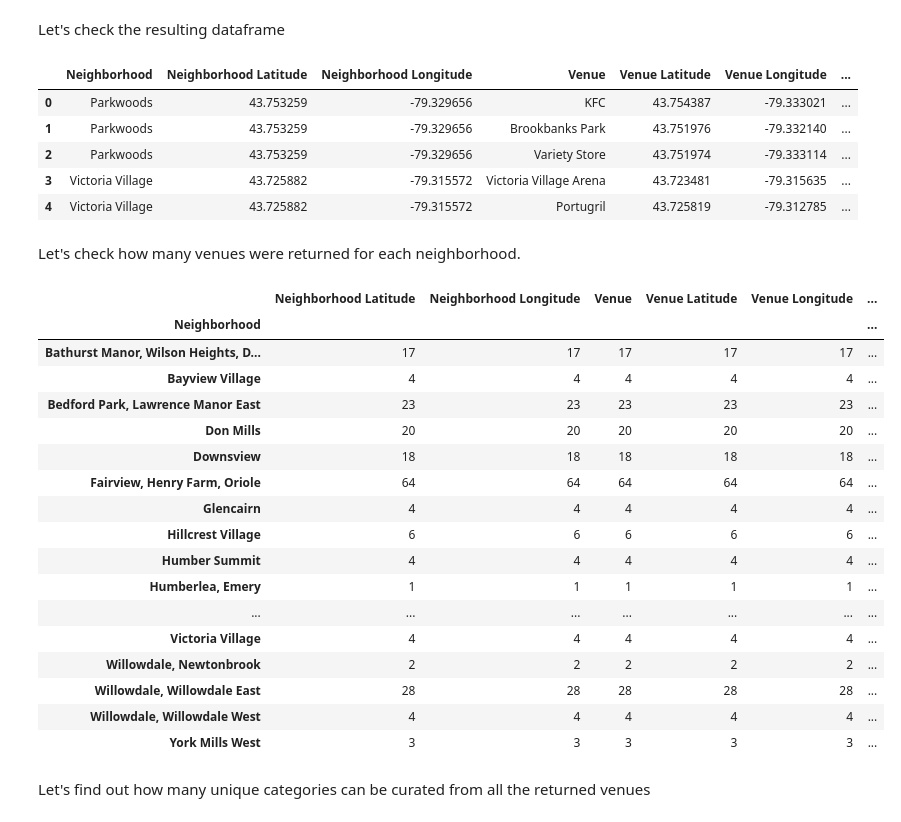
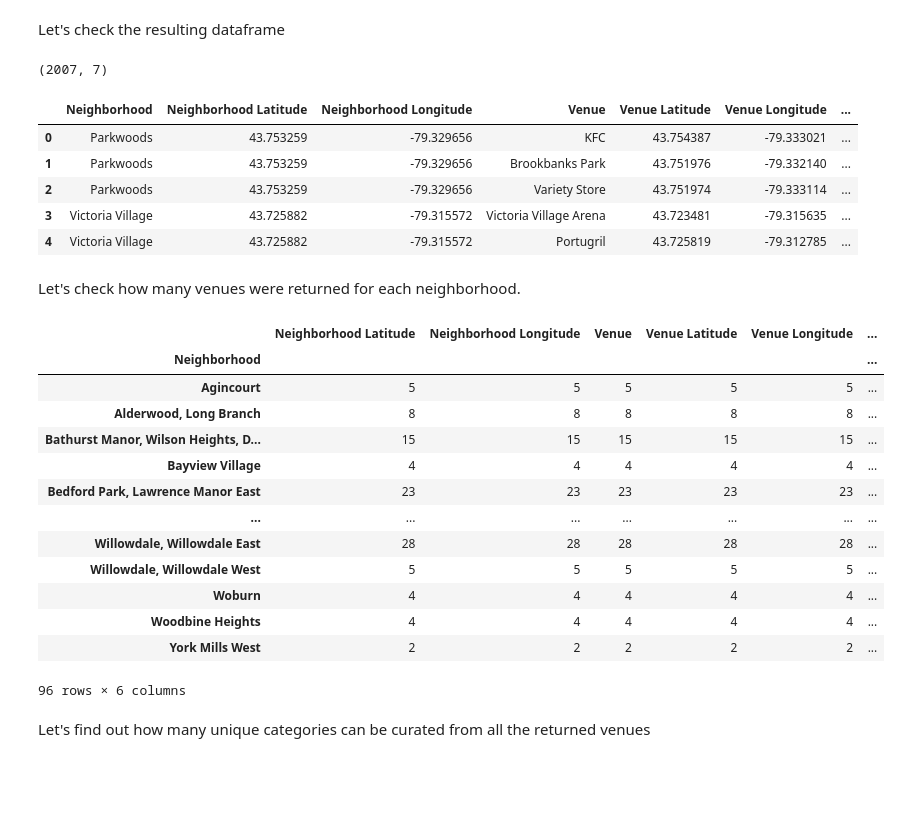
Before and after one commit to itskoi/Coursera_Capstone, a Jupyter notebook: Battle of the Neighborhoods.ipynb, the cells around one changed output. Cells and saved outputs as stored; diff of their text form; code cells hidden in the pictures; blank space fills up the shorter version.

```diff
--- a/Battle of the Neighborhoods.ipynb
+++ b/Battle of the Neighborhoods.ipynb
@@ -258,9 +227,10 @@ map_northyork
 For privacy, I will leave this field empty :D
 # %%
-CLIENT_ID = '' # your Foursquare ID
-CLIENT_SECRET = '' # your Foursquare Secret
-VERSION = '' # Foursquare API version
+CLIENT_ID = 'JYTGVLK2CM05CTQM11S3YMEYI1I4JYGPUBLOAW4U4S5KENJM' # your Foursquare ID
+CLIENT_SECRET = '22JB0FCES5A0AOINYMOUEPFXV53I3TWFZQMABT1ENRZL2J2W' # your Foursquare Secret
+VERSION = '20210617' # Foursquare API version
 LIMIT = 100 # A default Foursquare API limit value
+radius = 500
 
 print('Your credentails:')
 print('CLIENT_ID: ' + CLIENT_ID)
@@ -286,8 +241,0 @@ Latitude and longitude values of Parkwoods are 43.7532586, -79.3296565.
-# %%
-radius = 500
-LIMIT = 100
-url = f'https://api.foursquare.com/v2/venues/explore?&client_id={CLIENT_ID}\
-        &client_secret={CLIENT_SECRET}&v={VERSION}&ll={neighborhood_latitude},{neighborhood_longitude}\
-        &radius={radius}&limit={LIMIT}'
-results = requests.get(url).json()
-results
@@ -328,16 +241,0 @@ Now we are ready to clean the json and structure it into a _pandas_ dataframe.
-# %%
-venues = results['response']['groups'][0]['items']
-
-nearby_venues = json_normalize(venues) # flatten JSON
-
-# filter columns
-filtered_columns = ['venue.name', 'venue.categories', 'venue.location.lat', 'venue.location.lng']
-nearby_venues =nearby_venues.loc[:, filtered_columns]
-
-# filter the category for each row
-nearby_venues['venue.categories'] = nearby_venues.apply(get_category_type, axis=1)
-
-# clean columns
-nearby_venues.columns = [col.split(".")[-1] for col in nearby_venues.columns]
-
-nearby_venues.head()
@@ -396,5 +287,6 @@ def getNearbyVenues(names, latitudes, longitudes, radius=500):
 # %%
-northyork_venues = getNearbyVenues(names=northyork_data['Neighborhood'],
-                                   latitudes=northyork_data['Latitude'],
-                                   longitudes=northyork_data['Longitude'])
+toronto_venues = getNearbyVenues(names=df_toronto['Neighborhood'],
+                                   latitudes=df_toronto['Latitude'],
+                                   longitudes=df_toronto['Longitude'])
+print('Done!')
 # %% [output]
@@ -418,37 +294,37 @@ Willowdale, Willowdale West
 # %% [markdown]
 Let's check the resulting dataframe
 # %%
-northyork_venues.head()
+toronto_venues.shape
 # %% [output]
-|  | Neighborhood | Neighborhood Latitude | Neighborhood Longitude | Venue | Venue Latitude | Venue Longitude | ... |
-| 0 | Parkwoods | 43.753259 | -79.329656 | KFC | 43.754387 | -79.333021 | ... |
-| 1 | Parkwoods | 43.753259 | -79.329656 | Brookbanks Park | 43.751976 | -79.332140 | ... |
-| 2 | Parkwoods | 43.753259 | -79.329656 | Variety Store | 43.751974 | -79.333114 | ... |
-| 3 | Victoria Village | 43.725882 | -79.315572 | Victoria Village Arena | 43.723481 | -79.315635 | ... |
-| 4 | Victoria Village | 43.725882 | -79.315572 | Portugril | 43.725819 | -79.312785 | ... |
+(2007, 7)
+# %%
+toronto_venues.head()
+# %% [output]
+|  | Neighborhood | Neighborhood Latitude | Neighborhood Longitude | Venue | Venue Latitude | Venue Longitude | ... |
+| 0 | Parkwoods | 43.753259 | -79.329656 | KFC | 43.754387 | -79.333021 | ... |
+| 1 | Parkwoods | 43.753259 | -79.329656 | Brookbanks Park | 43.751976 | -79.332140 | ... |
+| 2 | Parkwoods | 43.753259 | -79.329656 | Variety Store | 43.751974 | -79.333114 | ... |
+| 3 | Victoria Village | 43.725882 | -79.315572 | Victoria Village Arena | 43.723481 | -79.315635 | ... |
+| 4 | Victoria Village | 43.725882 | -79.315572 | Portugril | 43.725819 | -79.312785 | ... |
 # %% [markdown]
 Let's check how many venues were returned for each neighborhood.
 # %%
-northyork_venues.groupby('Neighborhood').count()
+toronto_venues.groupby('Neighborhood').count()
 # %% [output]
 |  | Neighborhood Latitude | Neighborhood Longitude | Venue | Venue Latitude | Venue Longitude | ... |
 | Neighborhood |  |  |  |  |  | ... |
-| Bathurst Manor, Wilson Heights, D... | 17 | 17 | 17 | 17 | 17 | ... |
+| Agincourt | 5 | 5 | 5 | 5 | 5 | ... |
+| Alderwood, Long Branch | 8 | 8 | 8 | 8 | 8 | ... |
+| Bathurst Manor, Wilson Heights, D... | 15 | 15 | 15 | 15 | 15 | ... |
 | Bayview Village | 4 | 4 | 4 | 4 | 4 | ... |
 | Bedford Park, Lawrence Manor East | 23 | 23 | 23 | 23 | 23 | ... |
-| Don Mills | 20 | 20 | 20 | 20 | 20 | ... |
-| Downsview | 18 | 18 | 18 | 18 | 18 | ... |
-| Fairview, Henry Farm, Oriole | 64 | 64 | 64 | 64 | 64 | ... |
-| Glencairn | 4 | 4 | 4 | 4 | 4 | ... |
-| Hillcrest Village | 6 | 6 | 6 | 6 | 6 | ... |
-| Humber Summit | 4 | 4 | 4 | 4 | 4 | ... |
-| Humberlea, Emery | 1 | 1 | 1 | 1 | 1 | ... |
 | ... | ... | ... | ... | ... | ... | ... |
-| Victoria Village | 4 | 4 | 4 | 4 | 4 | ... |
-| Willowdale, Newtonbrook | 2 | 2 | 2 | 2 | 2 | ... |
 | Willowdale, Willowdale East | 28 | 28 | 28 | 28 | 28 | ... |
-| Willowdale, Willowdale West | 4 | 4 | 4 | 4 | 4 | ... |
-| York Mills West | 3 | 3 | 3 | 3 | 3 | ... |
+| Willowdale, Willowdale West | 5 | 5 | 5 | 5 | 5 | ... |
+| Woburn | 4 | 4 | 4 | 4 | 4 | ... |
+| Woodbine Heights | 4 | 4 | 4 | 4 | 4 | ... |
+| York Mills West | 2 | 2 | 2 | 2 | 2 | ... |
+96 rows × 6 columns
 # %% [markdown]
 Let's find out how many unique categories can be curated from all the returned venues
 # %%
```
Also changed, not shown: parts of 107 cells of this notebook, 2 other files.
